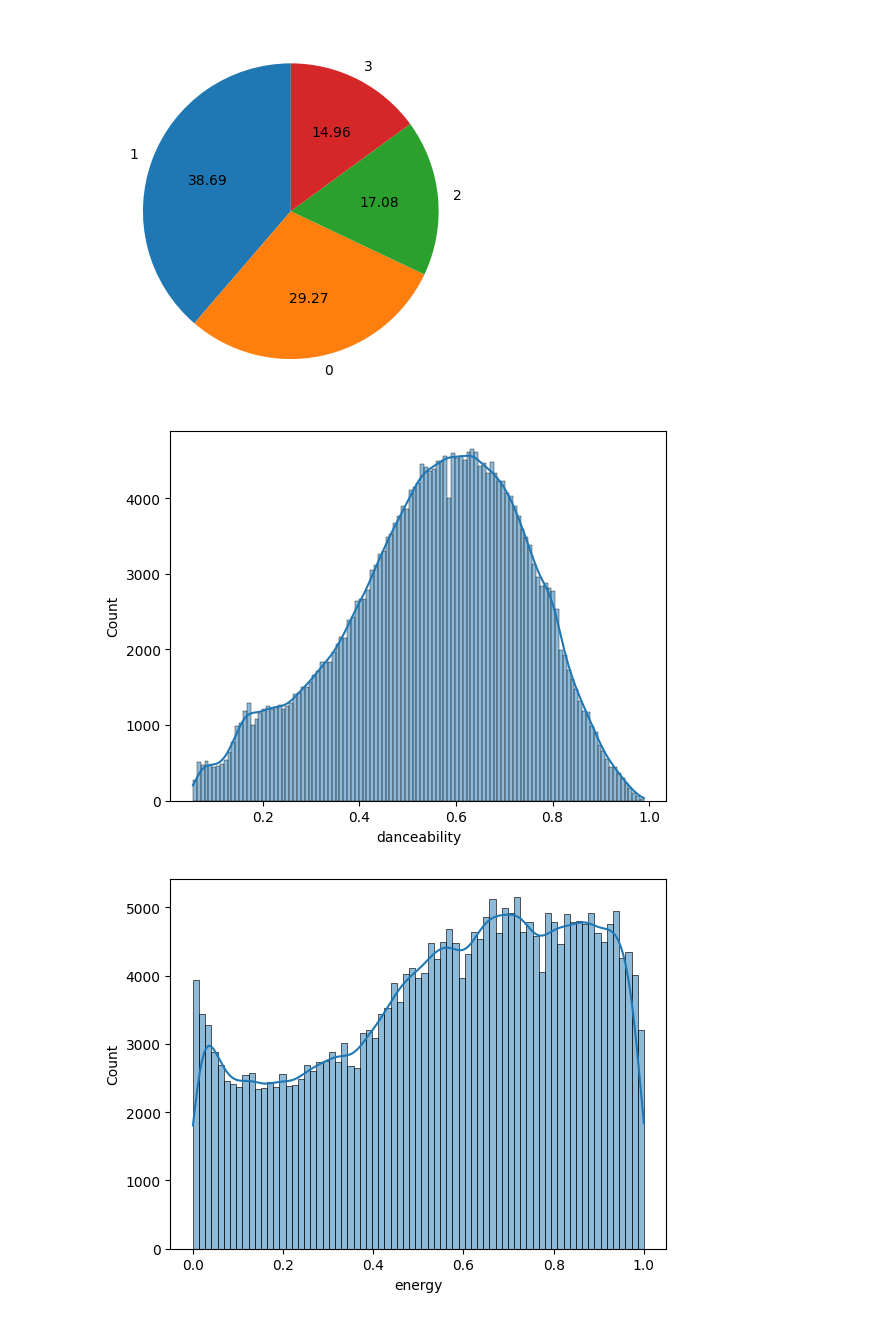
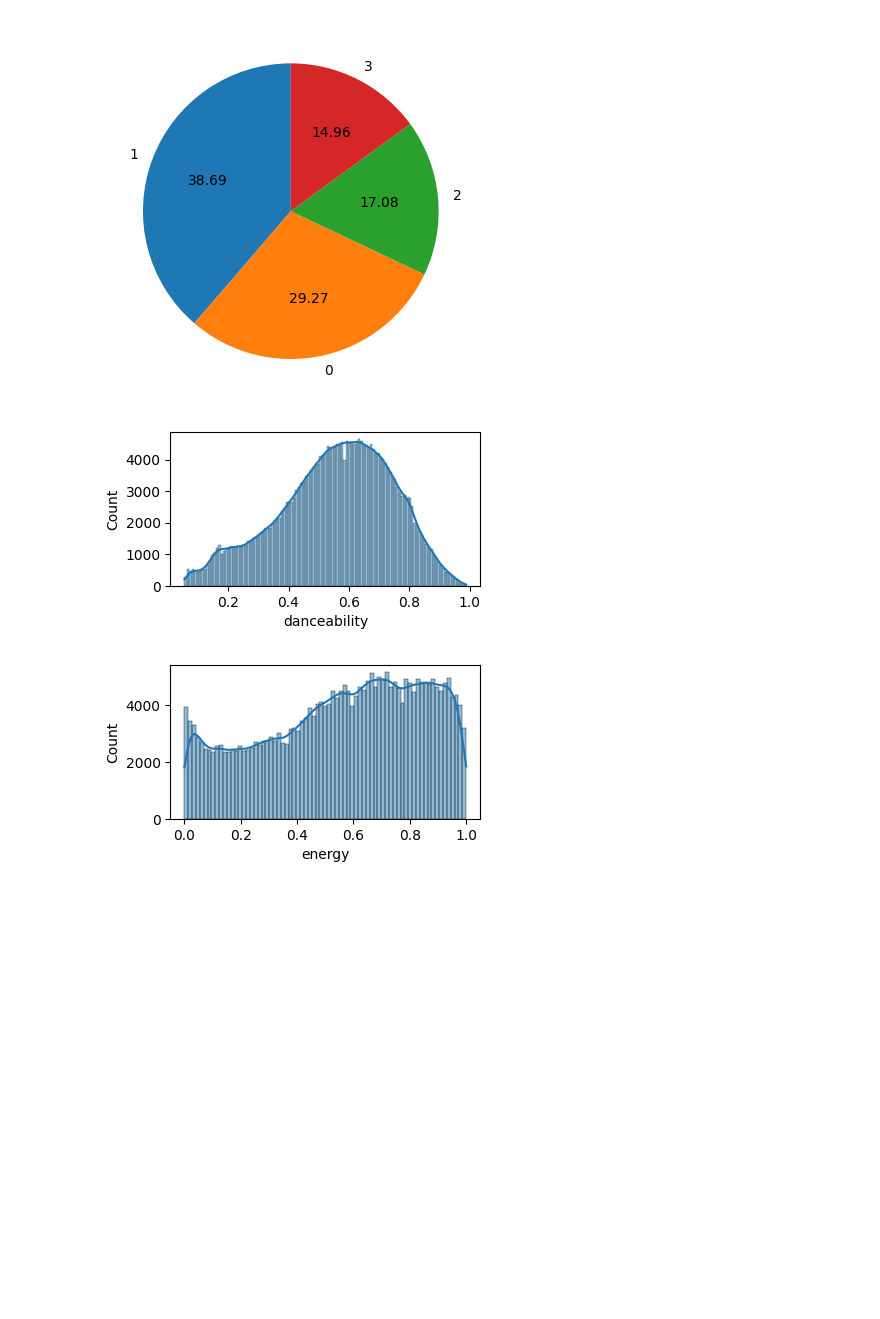
Before and after one commit to PlayMoodify/PlayMoodify.model, a Jupyter notebook: Project.ipynb, the cells around one changed output. Cells and saved outputs as stored; diff of their text form; code cells hidden in the pictures; blank space fills up the shorter version.

```diff
--- a/Project.ipynb
+++ b/Project.ipynb
@@ -240,5 +251,8 @@ La coppia di feature con più alta correlazione risulta essere:
  energy  loudness    0.803044
 # %% [markdown]
 Dall'analisi della matrice di correlazione emerge un legame molto stretto tra **energy** e **loudness**. Abbiamo scelto di escludere **loudness** per ridurre la ridondanza dei dati, privilegiando **energy** in quanto variabile più indicativa della componente emotiva del brano, rispetto al dato prettamente tecnico del volume. Successivamente ricalcoliamo la matrice di correlazione rimuovendo la feature **loudness**, per verificare la presenza di ulteriori correlazioni causate dalla sua rimozione.
+# %%
+# Rimuoviamo la feature loudness dal dataset
+df.drop("loudness", axis=1, inplace=True)
 # %%
 # Rimuoviamo la feature loudness dal dataset
@@ -290,32 +304,37 @@ plt.show()
 [figure]
 # %%
 # Analisi della distribuzione delle singole feature dopo la pulizia del dataset
+plt.figure(figsize=(4, 2))
 sns.histplot(df["danceability"], kde=True)
 plt.show()
 
+plt.figure(figsize=(4, 2))
 sns.histplot(df["energy"], kde=True)
 plt.show()
 
-sns.histplot(df["loudness"], kde=True)
-plt.show()
-
+plt.figure(figsize=(4, 2))
 sns.histplot(df["speechiness"], kde=True)
 plt.show()
 
+plt.figure(figsize=(4, 2))
 sns.histplot(df["acousticness"], kde=True)
 plt.show()
 
+plt.figure(figsize=(4, 2))
 sns.histplot(df["instrumentalness"], kde=True)
 plt.show()
 
+plt.figure(figsize=(4, 2))
 sns.histplot(df["liveness"], kde=True)
 plt.show()
 
+plt.figure(figsize=(4, 2))
 sns.histplot(df["valence"], kde=True)
 plt.show()
 
+plt.figure(figsize=(4, 2))
 sns.histplot(df["tempo"], kde=True)
 plt.show()
 # %% [output]
-[figure, old version]
+[figure, new version]
-[figure, old version]
+[figure, new version]
```
Also changed, not shown: parts of 14 cells of this notebook.
